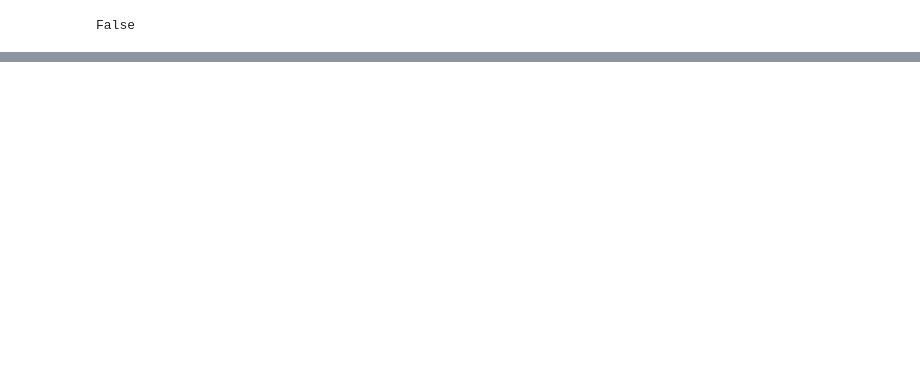
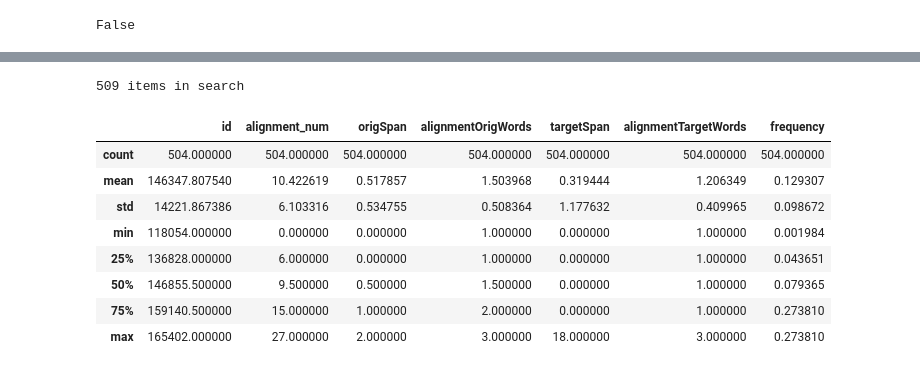
Before and after one commit to unfoldingWord-box3/alignment-ml, a Jupyter notebook: examine_alignments.ipynb, the cells around one changed output, grey strips where cells are left out. Cells and saved outputs as stored; diff of their text form; code cells hidden in the pictures; blank space fills up the shorter version.

```diff
--- a/examine_alignments.ipynb
+++ b/examine_alignments.ipynb
@@ -173,0 +175,16 @@ godAlignments
+# %%
+godAlignments = db.findAlignmentsForWord(connection, 'θεός', True, True)
+# %% [output]
+509 items in search
+# %%
+godAlignments.describe()
+# %% [output]
+|  | id | alignment_num | origSpan | alignmentOrigWords | targetSpan | alignmentTargetWords | frequency |
+| count | 504.000000 | 504.000000 | 504.000000 | 504.000000 | 504.000000 | 504.000000 | 504.000000 |
+| mean | 146347.807540 | 10.422619 | 0.517857 | 1.503968 | 0.319444 | 1.206349 | 0.129307 |
+| std | 14221.867386 | 6.103316 | 0.534755 | 0.508364 | 1.177632 | 0.409965 | 0.098672 |
+| min | 118054.000000 | 0.000000 | 0.000000 | 1.000000 | 0.000000 | 1.000000 | 0.001984 |
+| 25% | 136828.000000 | 6.000000 | 0.000000 | 1.000000 | 0.000000 | 1.000000 | 0.043651 |
+| 50% | 146855.500000 | 9.500000 | 0.500000 | 1.500000 | 0.000000 | 1.000000 | 0.079365 |
+| 75% | 159140.500000 | 15.000000 | 1.000000 | 2.000000 | 0.000000 | 1.000000 | 0.273810 |
+| max | 165402.000000 | 27.000000 | 2.000000 | 3.000000 | 18.000000 | 3.000000 | 0.273810 |
```
Also changed, not shown: parts of 9 cells of this notebook, 4 other files.
